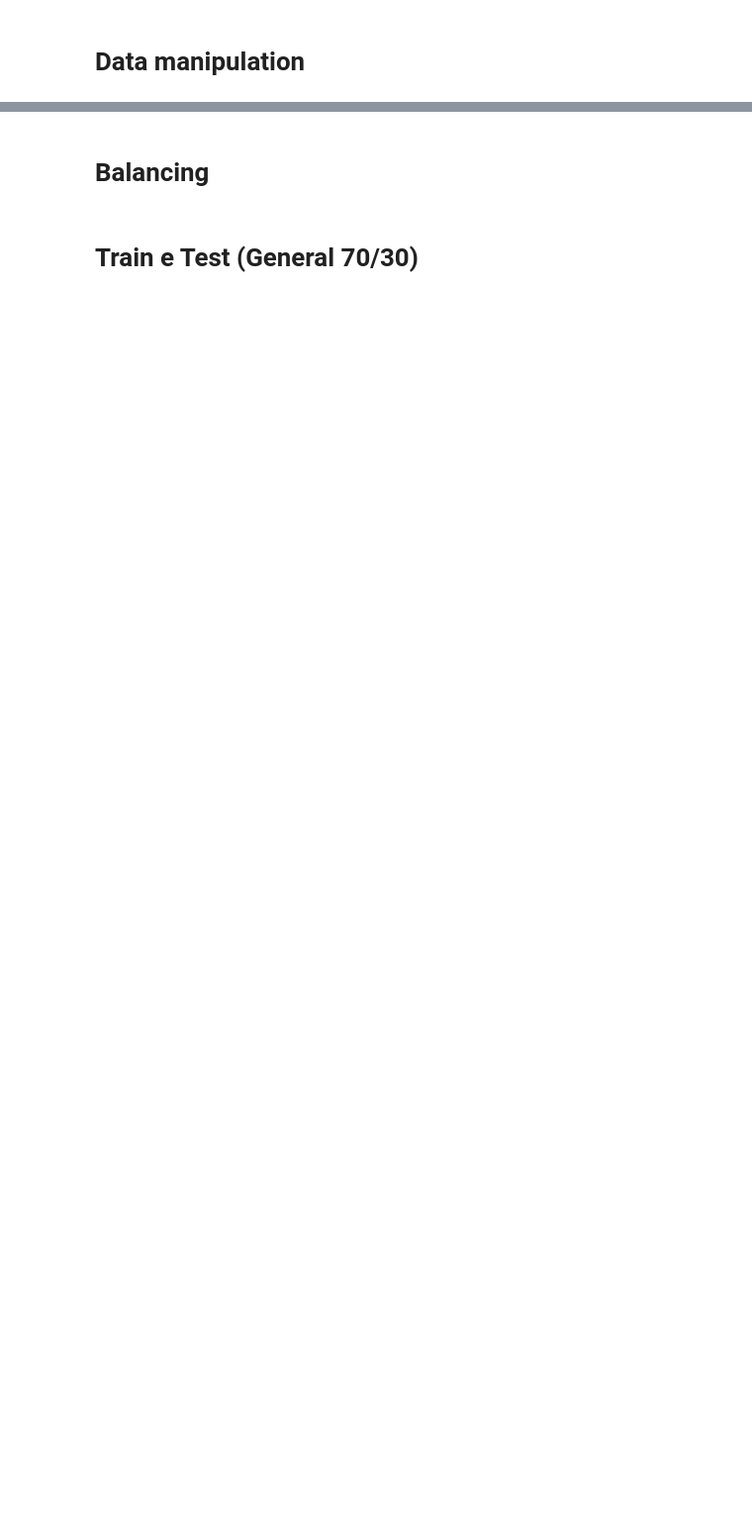
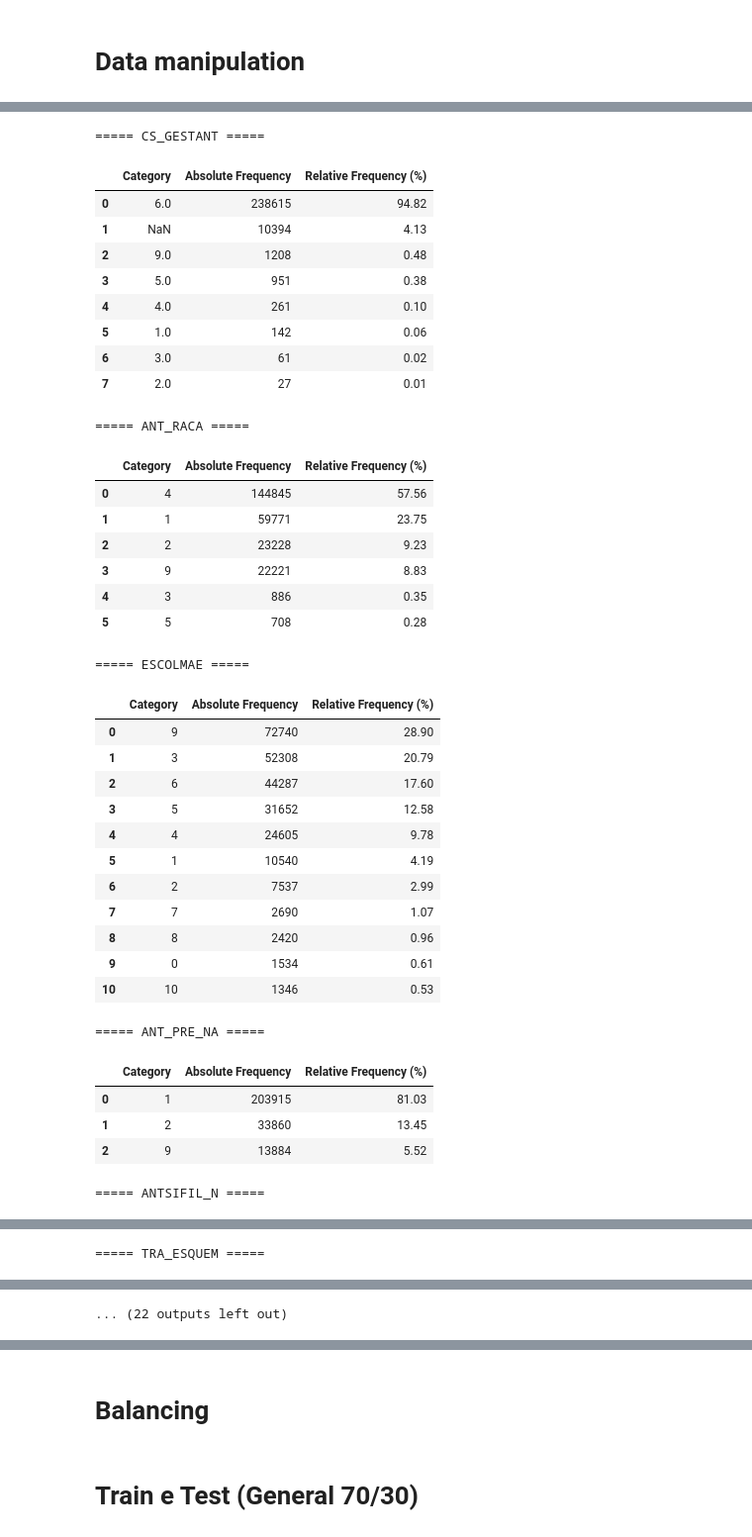
Before and after one commit to nataliateixeira-stats/Death-Prediction-Analysis-Congenital-Syphilis, a Jupyter notebook: scripts/python/2. ML Models - train test - 70 30.ipynb, the cells around one changed output, grey strips where cells are left out. Shown: that part at 99% size. Cells and saved outputs as stored; diff of their text form; code cells hidden in the pictures; blank space fills up the shorter version.

```diff
--- a/scripts/python/2. ML Models - train test - 70 30.ipynb
+++ b/scripts/python/2. ML Models - train test - 70 30.ipynb
@@ -189,0 +242,65 @@ Copy of original numerical variables: ['NU_IDADE_N', 'ANT_IDADE']
+# %%
+# Lista das variáveis de interesse
+vars_list = [
+    "CS_GESTANT", "ANT_RACA", "ESCOLMAE", "ANT_PRE_NA", "ANTSIFIL_N",
+    "TRA_ESQUEM", "ANT_TRATAD", "TRA_DIAG_T", "TRA_ESQU_1", "CLI_ICTERI", "CLI_RINITE",
+    "CLI_ANEMIA", "CLI_ESPLEN", "HEPATO", "CLI_OSTEO", "LESOES", "CLI_PSEUDO"
+]
+
+# Loop para gerar tabelas de frequência
+for var in vars_list:
+    print(f"\n===== {var} =====")
+
+    # Frequência absoluta
+    abs_freq = data_cleaned[var].value_counts(dropna=False)
+
+    # Frequência relativa (%)
+    rel_freq = data_cleaned[var].value_counts(normalize=True, dropna=False) * 100
+
+    # Combina em um único DataFrame
+    freq_table = pd.DataFrame({
+        'Category': abs_freq.index,
+        'Absolute Frequency': abs_freq.values,
+        'Relative Frequency (%)': rel_freq.values.round(2)
+    })
+
+    # Exibe tabela formatada
+    display(freq_table)
+# %% [output]
+===== CS_GESTANT =====
+|  | Category | Absolute Frequency | Relative Frequency (%) |
+| 0 | 6.0 | 238615 | 94.82 |
+| 1 | NaN | 10394 | 4.13 |
+| 2 | 9.0 | 1208 | 0.48 |
+| 3 | 5.0 | 951 | 0.38 |
+| 4 | 4.0 | 261 | 0.10 |
+| 5 | 1.0 | 142 | 0.06 |
+| 6 | 3.0 | 61 | 0.02 |
+| 7 | 2.0 | 27 | 0.01 |
+===== ANT_RACA =====
+|  | Category | Absolute Frequency | Relative Frequency (%) |
+| 0 | 4 | 144845 | 57.56 |
+| 1 | 1 | 59771 | 23.75 |
+| 2 | 2 | 23228 | 9.23 |
+| 3 | 9 | 22221 | 8.83 |
+| 4 | 3 | 886 | 0.35 |
+| 5 | 5 | 708 | 0.28 |
+===== ESCOLMAE =====
+|  | Category | Absolute Frequency | Relative Frequency (%) |
+| 0 | 9 | 72740 | 28.90 |
+| 1 | 3 | 52308 | 20.79 |
+| 2 | 6 | 44287 | 17.60 |
+| 3 | 5 | 31652 | 12.58 |
+| 4 | 4 | 24605 | 9.78 |
+| 5 | 1 | 10540 | 4.19 |
+| 6 | 2 | 7537 | 2.99 |
+| 7 | 7 | 2690 | 1.07 |
+| 8 | 8 | 2420 | 0.96 |
+| 9 | 0 | 1534 | 0.61 |
+| 10 | 10 | 1346 | 0.53 |
+===== ANT_PRE_NA =====
+|  | Category | Absolute Frequency | Relative Frequency (%) |
+| 0 | 1 | 203915 | 81.03 |
+| 1 | 2 | 33860 | 13.45 |
+| 2 | 9 | 13884 | 5.52 |
+===== ANTSIFIL_N =====
@@ -189,0 +313 @@ Copy of original numerical variables: ['NU_IDADE_N', 'ANT_IDADE']
+===== TRA_ESQUEM =====
@@ -189,0 +319 @@ Copy of original numerical variables: ['NU_IDADE_N', 'ANT_IDADE']
+... (22 outputs left out)
```
Also changed, not shown: parts of 26 cells of this notebook, 1 other file.
